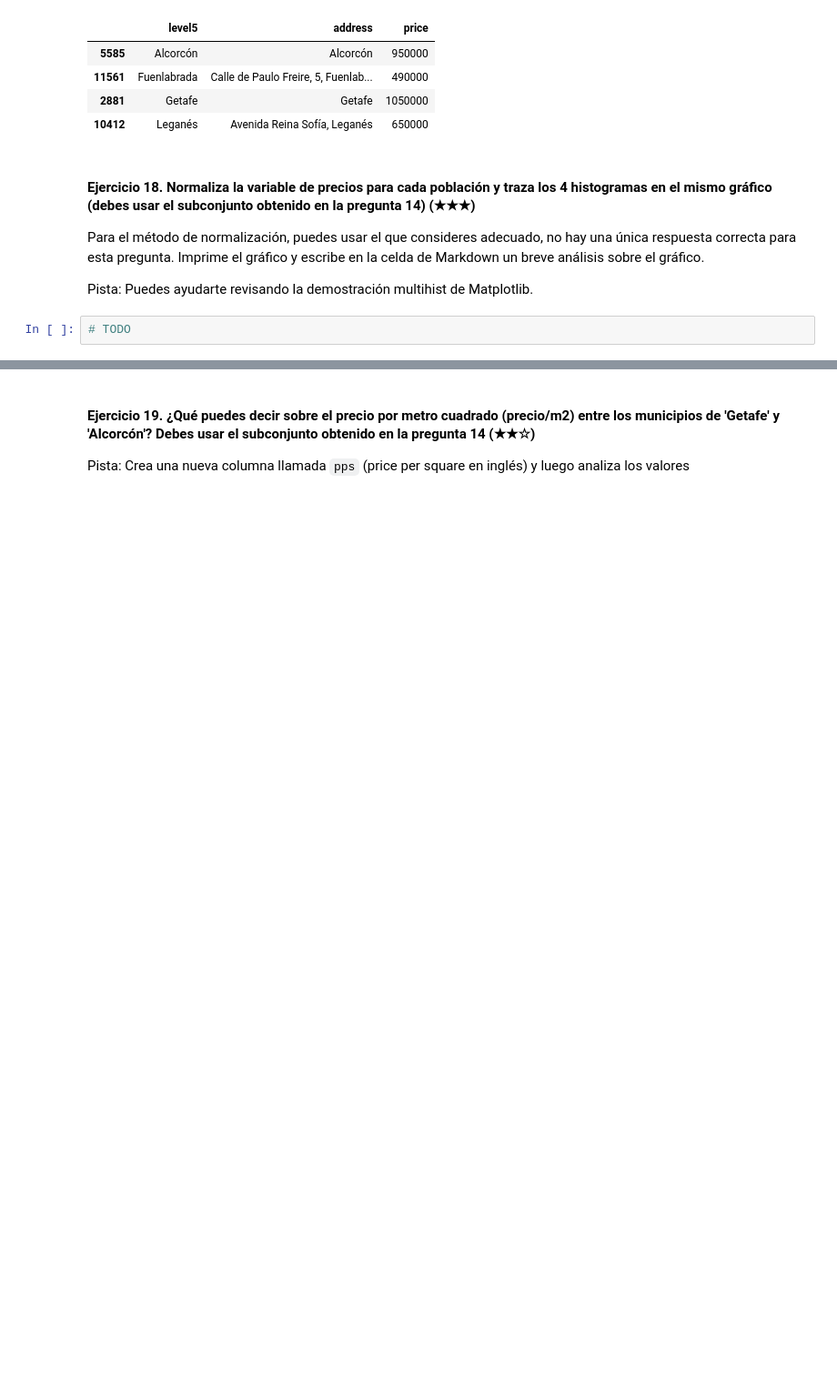
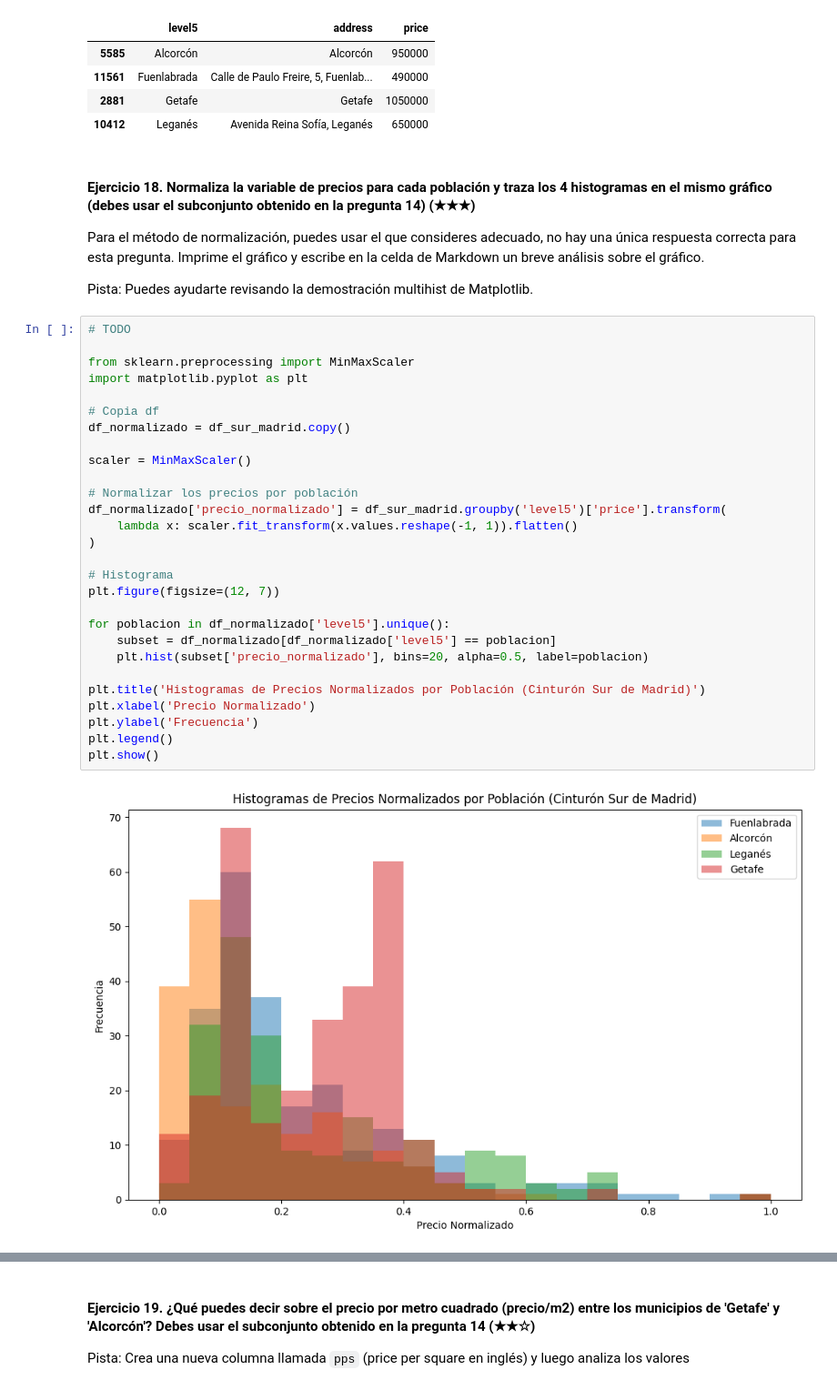
Before and after one commit to bartowen/realestate-datacleanup-exercise, a Jupyter notebook: project.es.ipynb, the cells around one changed output, grey strips where cells are left out. Shown: that part at 91% size. Cells and saved outputs as stored; diff of their text form; blank space fills up the shorter version.

```diff
--- a/project.es.ipynb
+++ b/project.es.ipynb
@@ -495,4 +495,32 @@ Para el método de normalización, puedes usar el que consideres adecuado, no ha
 Pista: Puedes ayudarte revisando la demostración multihist de Matplotlib.
 # %%
 # TODO
+
+from sklearn.preprocessing import MinMaxScaler
+import matplotlib.pyplot as plt
+
+# Copia df
+df_normalizado = df_sur_madrid.copy()
+
+scaler = MinMaxScaler()
+
+# Normalizar los precios por población
+df_normalizado['precio_normalizado'] = df_sur_madrid.groupby('level5')['price'].transform(
+    lambda x: scaler.fit_transform(x.values.reshape(-1, 1)).flatten()
+)
+
+# Histograma
+plt.figure(figsize=(12, 7))
+
+for poblacion in df_normalizado['level5'].unique():
+    subset = df_normalizado[df_normalizado['level5'] == poblacion]
+    plt.hist(subset['precio_normalizado'], bins=20, alpha=0.5, label=poblacion)
+
+plt.title('Histogramas de Precios Normalizados por Población (Cinturón Sur de Madrid)')
+plt.xlabel('Precio Normalizado')
+plt.ylabel('Frecuencia')
+plt.legend()
+plt.show()
+# %% [output]
+[figure, added]
 # %% [markdown]
```
Also changed, not shown: parts of 1 cell of this notebook.
